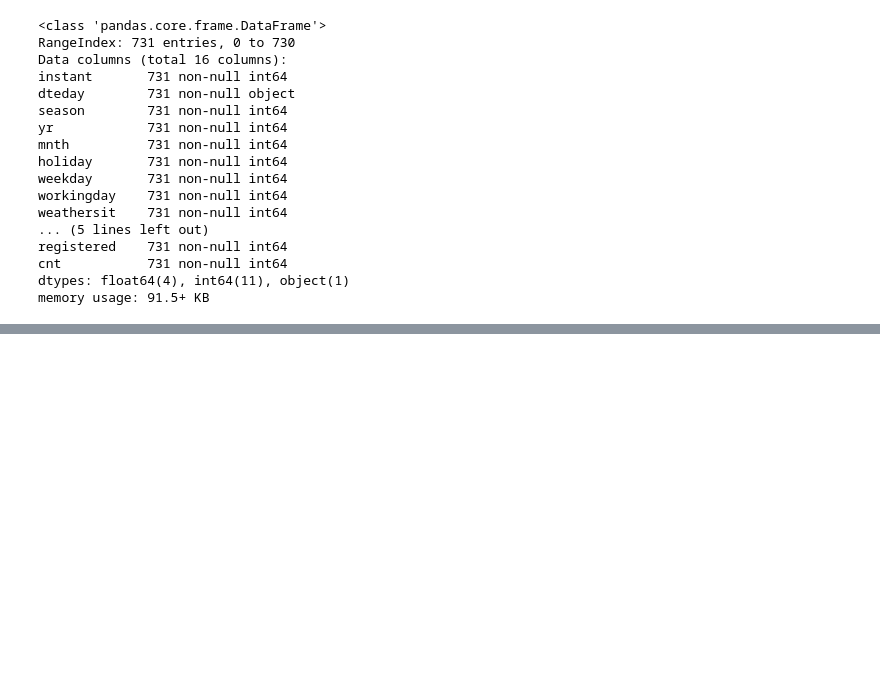
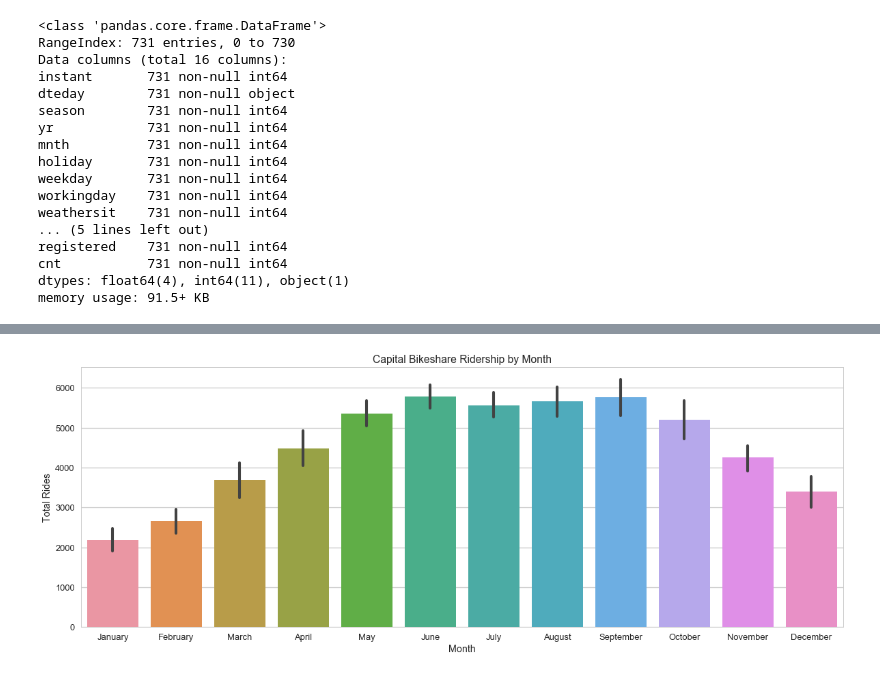
Before and after one commit to PatriciaVaquero/Thinkful-Data-Science-Fundamentals, a Jupyter notebook: Capstone Data Analysis.ipynb, the cells around one changed output, grey strips where cells are left out. Cells and saved outputs as stored; diff of their text form; code cells hidden in the pictures; blank space fills up the shorter version.

```diff
--- a/Capstone Data Analysis.ipynb
+++ b/Capstone Data Analysis.ipynb
@@ -190,0 +145,15 @@ plt.show()
+# %%
+fig, ax = plt.subplots()
+sns.barplot(data=df[['month','total_rides']], x='month', y='total_rides', ax=ax)
+
+plt.title('Capital Bikeshare Ridership by Month')
+plt.ylabel('Total Rides')
+plt.xlabel('Month')
+
+tick_val=[0, 1, 2, 3, 4, 5, 6, 7, 8, 9, 10, 11]
+tick_lab=['January', 'February', 'March', 'April', 'May', 'June', 'July', 'August', 'September', 'October', 'November', 'December']
+plt.xticks(tick_val, tick_lab)
+
+plt.show()
+# %% [output]
+[figure, added]
```
Also changed, not shown: parts of 25 cells of this notebook.
